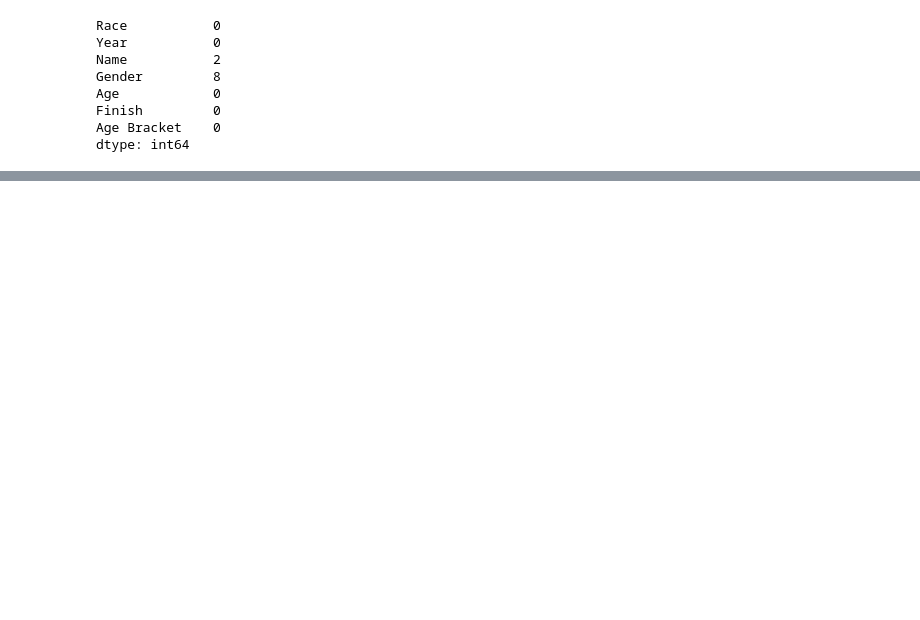
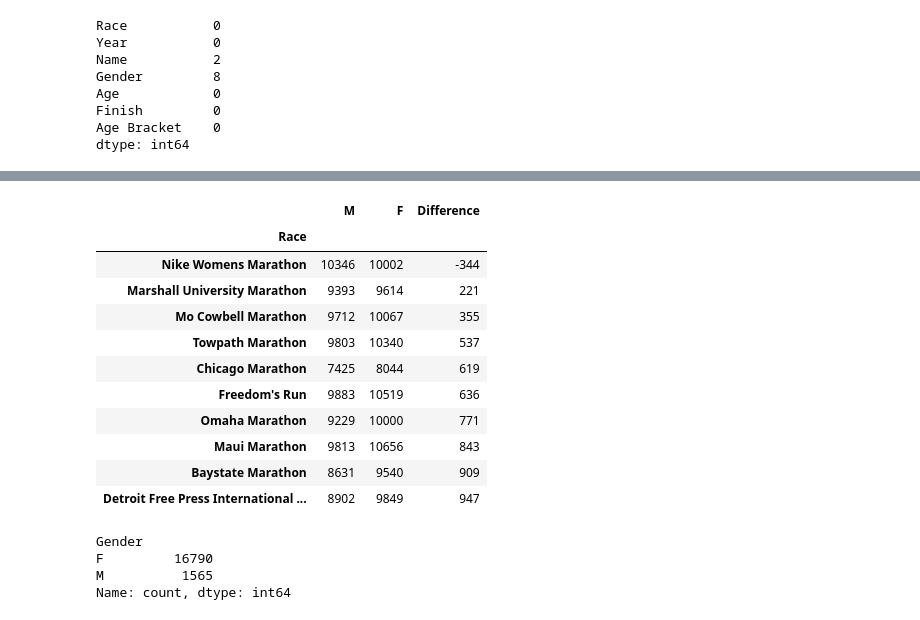
Before and after one commit to vitistatyagi/Marathon_EDA, a Jupyter notebook: marathon.ipynb, the cells around one changed output, grey strips where cells are left out. Saved outputs shown, nothing was run; the diff lists cells and outputs as text; code cells hidden in the pictures; blank space fills up the shorter version.

```diff
--- a/marathon.ipynb
+++ b/marathon.ipynb
@@ -67,0 +182,26 @@ dtype: int64
+# %%
+fastestM= df[df['Gender']=='M'].groupby('Race')['Finish'].min()
+fastestF= df[df['Gender']=='F'].groupby('Race')['Finish'].min()
+fastest= pd.concat([fastestM, fastestF], axis=1, keys=['M', 'F'])
+fastest['Difference'] = fastest['F'] - fastest['M']
+fastest.sort_values(by='Difference', ascending=True).head(10)
+# %% [output]
+|  | M | F | Difference |
+| Race |  |  |  |
+| Nike Womens Marathon | 10346 | 10002 | -344 |
+| Marshall University Marathon | 9393 | 9614 | 221 |
+| Mo Cowbell Marathon | 9712 | 10067 | 355 |
+| Towpath Marathon | 9803 | 10340 | 537 |
+| Chicago Marathon | 7425 | 8044 | 619 |
+| Freedom's Run | 9883 | 10519 | 636 |
+| Omaha Marathon | 9229 | 10000 | 771 |
+| Maui Marathon | 9813 | 10656 | 843 |
+| Baystate Marathon | 8631 | 9540 | 909 |
+| Detroit Free Press International ... | 8902 | 9849 | 947 |
+# %%
+df[df['Race']=='Nike Womens Marathon'].value_counts(subset=['Gender'])
+# %% [output]
+Gender
+F         16790
+M          1565
+Name: count, dtype: int64
```
Also changed, not shown: parts of 21 cells of this notebook, 1 other file.
